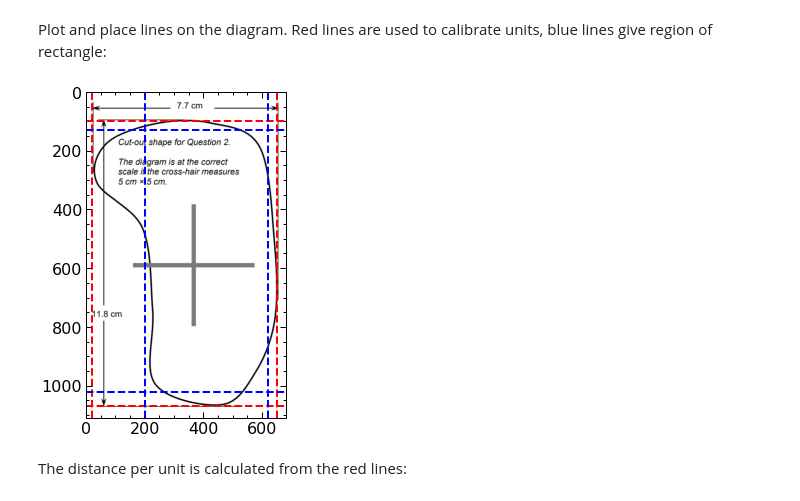
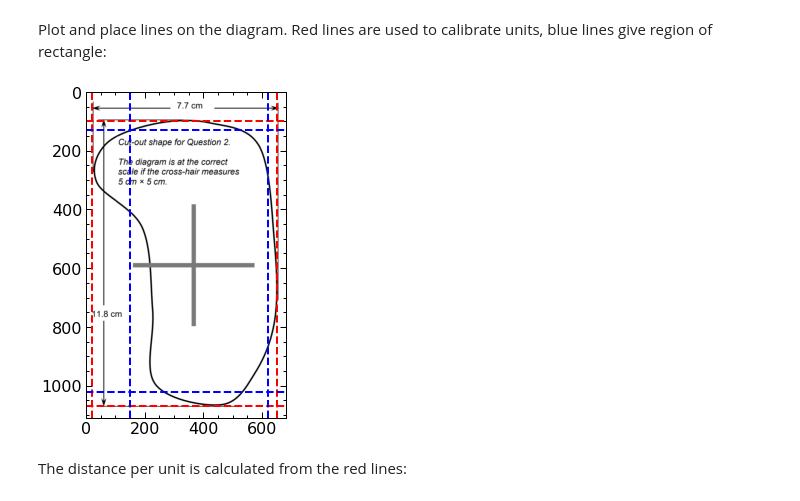
Before and after one commit to lukepolson/School, a Jupyter notebook: Phys 535/A2.ipynb, the cells around one changed output. Saved outputs shown, nothing was run; the diff lists cells and outputs as text; code cells hidden in the pictures.

```diff
--- a/Phys 535/A2.ipynb
+++ b/Phys 535/A2.ipynb
@@ -60,16 +96,16 @@ Plot and place lines on the diagram. Red lines are used to calibrate units, blue
 # %%
 plt.imshow(im, cmap='gray')
 plt.axvline(20, color='r', ls='--')
 plt.axvline(650, color='r', ls='--')
 plt.axhline(100, color='r', ls='--')
 plt.axhline(1070, color='r', ls='--')
-plt.axvline(200, color='b', ls='--')
+plt.axvline(150, color='b', ls='--')
 plt.axvline(620, color='b', ls='--')
 plt.axhline(130, color='b', ls='--')
 plt.axhline(1020, color='b', ls='--')
 plt.show()
 # %% [output]
-[figure, old version]
+[figure, new version]
 # %% [markdown]
 The distance per unit is calculated from the red lines:
 # %%
```
Also changed, not shown: parts of 105 cells of this notebook, 7 other files.
